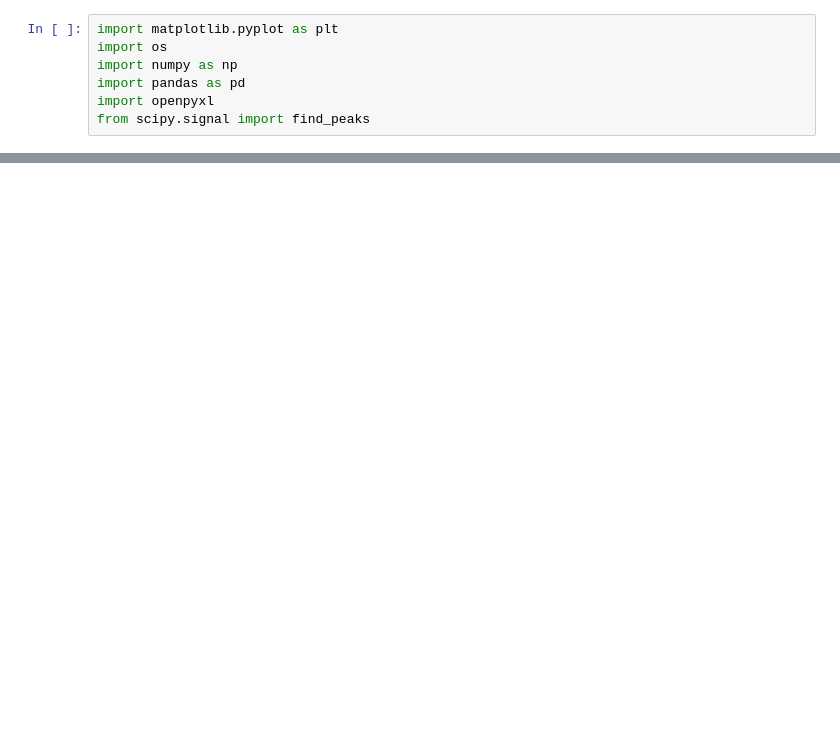
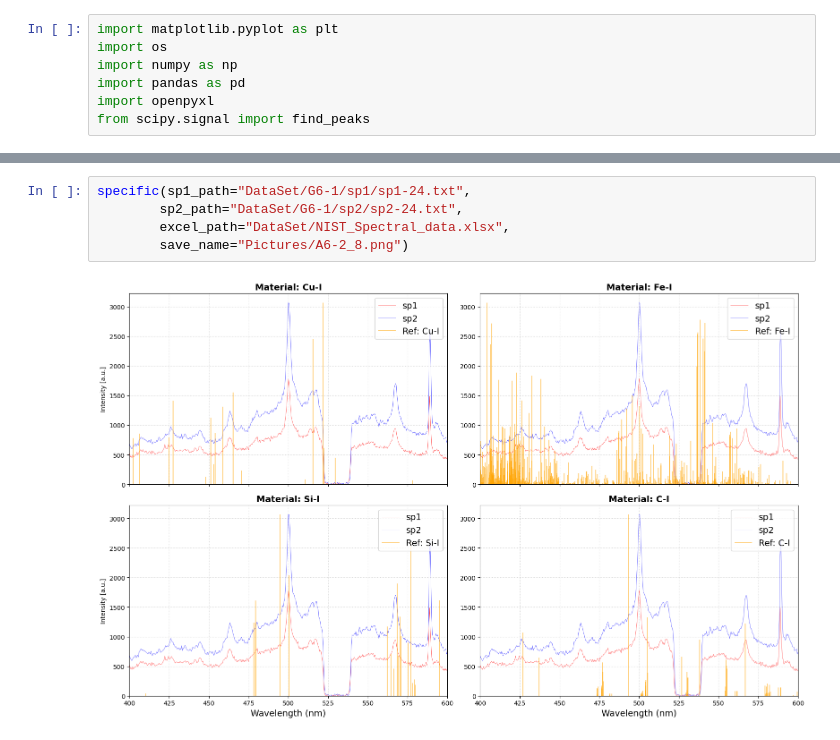
Before and after one commit to entyswimmer/Experiment_A, a Jupyter notebook: A6/A6_day2.ipynb, the cells around one changed output, grey strips where cells are left out. Cells and saved outputs as stored; diff of their text form; blank space fills up the shorter version.

```diff
--- a/A6/A6_day2.ipynb
+++ b/A6/A6_day2.ipynb
@@ -146,0 +153,7 @@ TypeError: unsupported operand type(s) for -: 'str' and 'float'
+# %%
+specific(sp1_path="DataSet/G6-1/sp1/sp1-24.txt",
+        sp2_path="DataSet/G6-1/sp2/sp2-24.txt",
+        excel_path="DataSet/NIST_Spectral_data.xlsx",
+        save_name="Pictures/A6-2_8.png")
+# %% [output]
+[figure, added]
```
Also changed, not shown: parts of 9 cells of this notebook, 15 other files.
